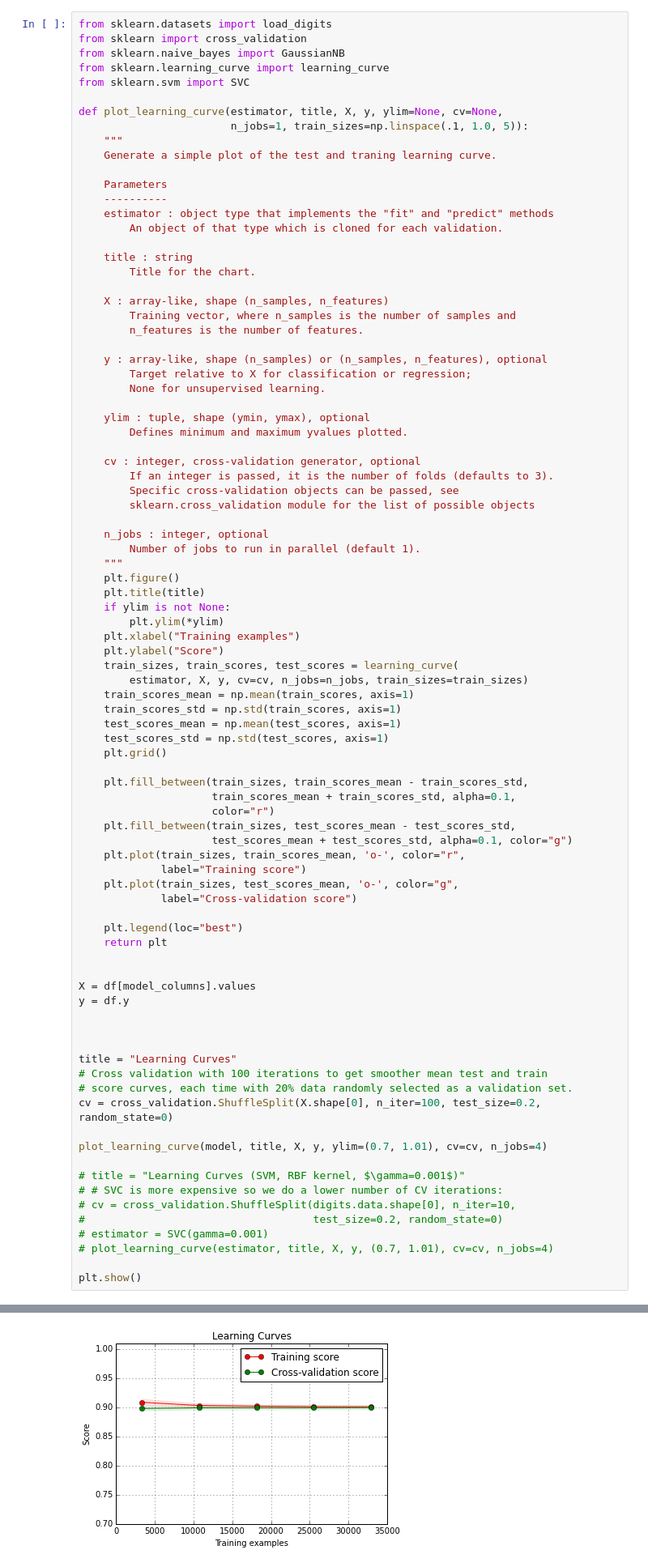
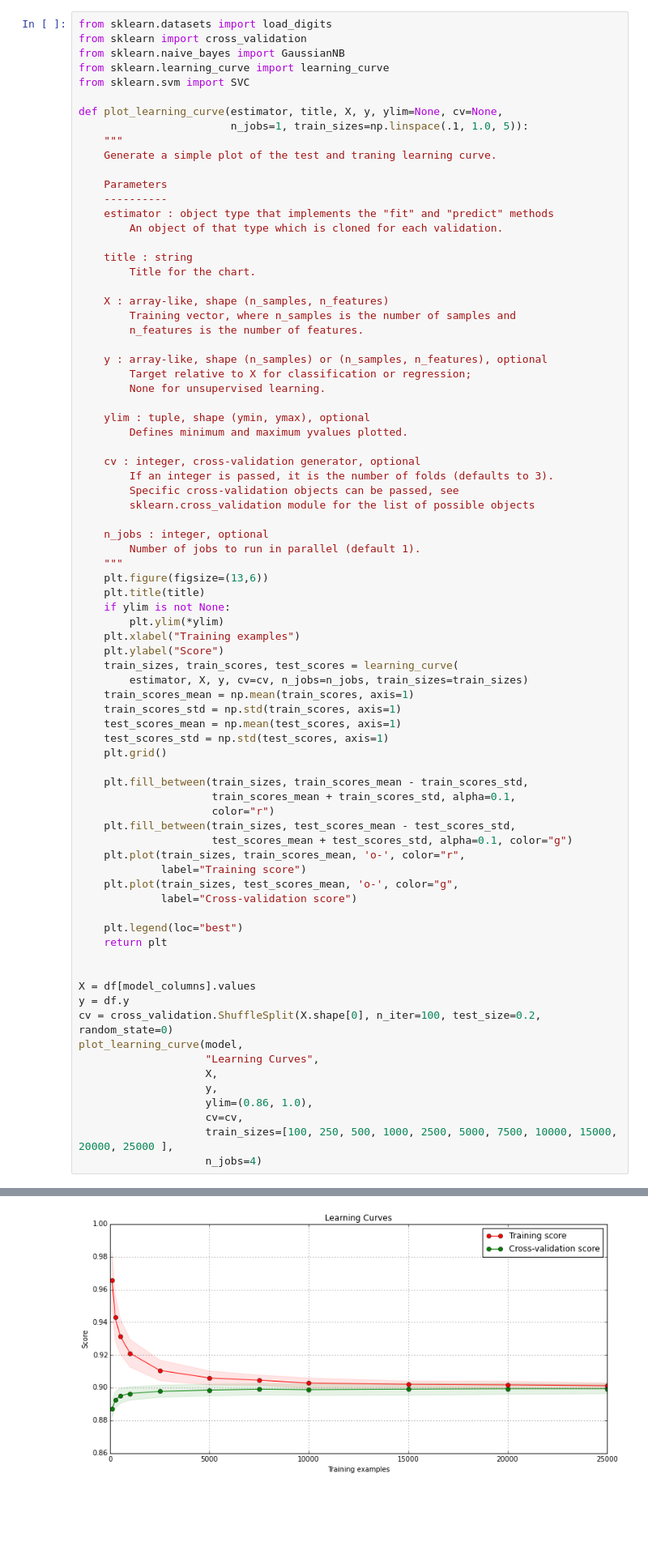
Before and after one commit to regabi/DAT_SF_10, a Jupyter notebook: Homework/HW6/HW6_remi.ipynb, the cells around one changed output, grey strips where cells are left out. Shown at 81% size. Drawn from its saved outputs; the diff is of its cells as text; blank space fills up the shorter version.

```diff
--- a/Homework/HW6/HW6_remi.ipynb
+++ b/Homework/HW6/HW6_remi.ipynb
@@ -293,7 +291,7 @@ def plot_learning_curve(estimator, title, X, y, ylim=None, cv=None,
     n_jobs : integer, optional
         Number of jobs to run in parallel (default 1).
     """
-    plt.figure()
+    plt.figure(figsize=(13,6))
     plt.title(title)
     if ylim is not None:
         plt.ylim(*ylim)
@@ -323,22 +321,13 @@ def plot_learning_curve(estimator, title, X, y, ylim=None, cv=None,
 
 X = df[model_columns].values
 y = df.y
-
-
-
-title = "Learning Curves"
-# Cross validation with 100 iterations to get smoother mean test and train
-# score curves, each time with 20% data randomly selected as a validation set.
 cv = cross_validation.ShuffleSplit(X.shape[0], n_iter=100, test_size=0.2, random_state=0)
-
-plot_learning_curve(model, title, X, y, ylim=(0.7, 1.01), cv=cv, n_jobs=4)
-
-# title = "Learning Curves (SVM, RBF kernel, $\gamma=0.001$)"
-# # SVC is more expensive so we do a lower number of CV iterations:
-# cv = cross_validation.ShuffleSplit(digits.data.shape[0], n_iter=10,
-#                                    test_size=0.2, random_state=0)
-# estimator = SVC(gamma=0.001)
-# plot_learning_curve(estimator, title, X, y, (0.7, 1.01), cv=cv, n_jobs=4)
-
-plt.show()
+plot_learning_curve(model,
+                    "Learning Curves",
+                    X,
+                    y,
+                    ylim=(0.86, 1.0),
+                    cv=cv,
+                    train_sizes=[100, 250, 500, 1000, 2500, 5000, 7500, 10000, 15000, 20000, 25000 ],
+                    n_jobs=4)
 # %% [output]
@@ -345,4 +335,4 @@ plt.show()
-[figure, old version]
+[figure, new version]
 # %% [markdown]
 ### 8. Optional: register on BigML.com, upload the dataset and run a model. How does the result compare with your result?
 # %%
```
Also changed, not shown: parts of 6 cells of this notebook.
